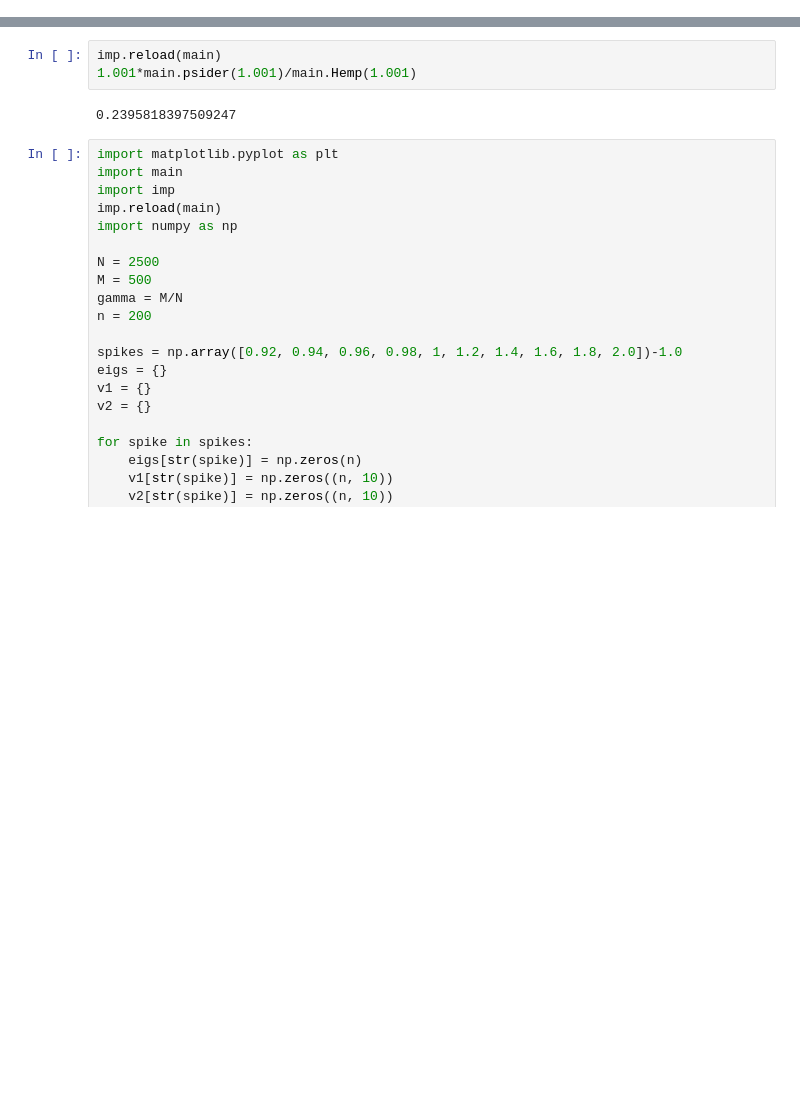
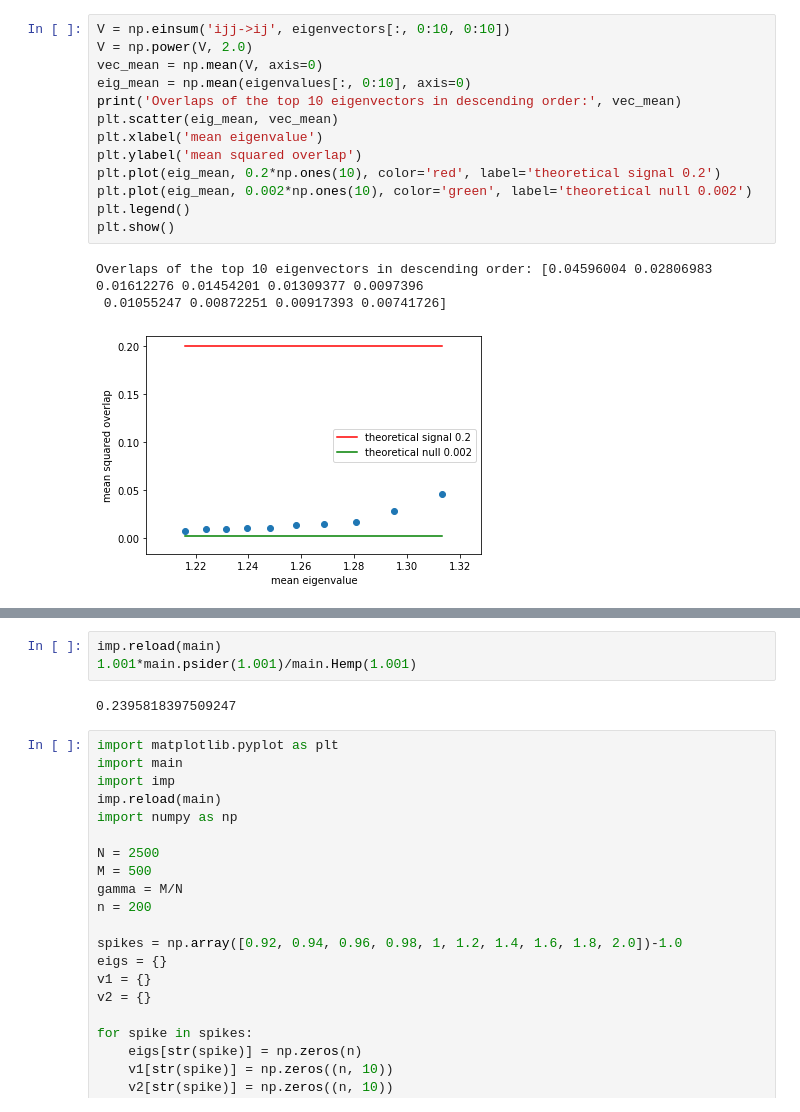
Before and after one commit to landon23/spiked_models, a Jupyter notebook: wishart_power.ipynb, the cells around one changed output, grey strips where cells are left out. Cells and saved outputs as stored; diff of their text form; blank space fills up the shorter version.

Commit message:
overlap diagnostic added

```diff
--- a/wishart_power.ipynb
+++ b/wishart_power.ipynb
@@ -31,0 +77,17 @@ $$
+# %%
+V = np.einsum('ijj->ij', eigenvectors[:, 0:10, 0:10])
+V = np.power(V, 2.0)
+vec_mean = np.mean(V, axis=0)
+eig_mean = np.mean(eigenvalues[:, 0:10], axis=0)
+print('Overlaps of the top 10 eigenvectors in descending order:', vec_mean)
+plt.scatter(eig_mean, vec_mean)
+plt.xlabel('mean eigenvalue')
+plt.ylabel('mean squared overlap')
+plt.plot(eig_mean, 0.2*np.ones(10), color='red', label='theoretical signal 0.2')
+plt.plot(eig_mean, 0.002*np.ones(10), color='green', label='theoretical null 0.002')
+plt.legend()
+plt.show()
+# %% [output]
+Overlaps of the top 10 eigenvectors in descending order: [0.04596004 0.02806983 0.01612276 0.01454201 0.01309377 0.0097396
+ 0.01055247 0.00872251 0.00917393 0.00741726]
+[figure, added]
```
Also changed, not shown: parts of 33 cells of this notebook, 10 other files.
